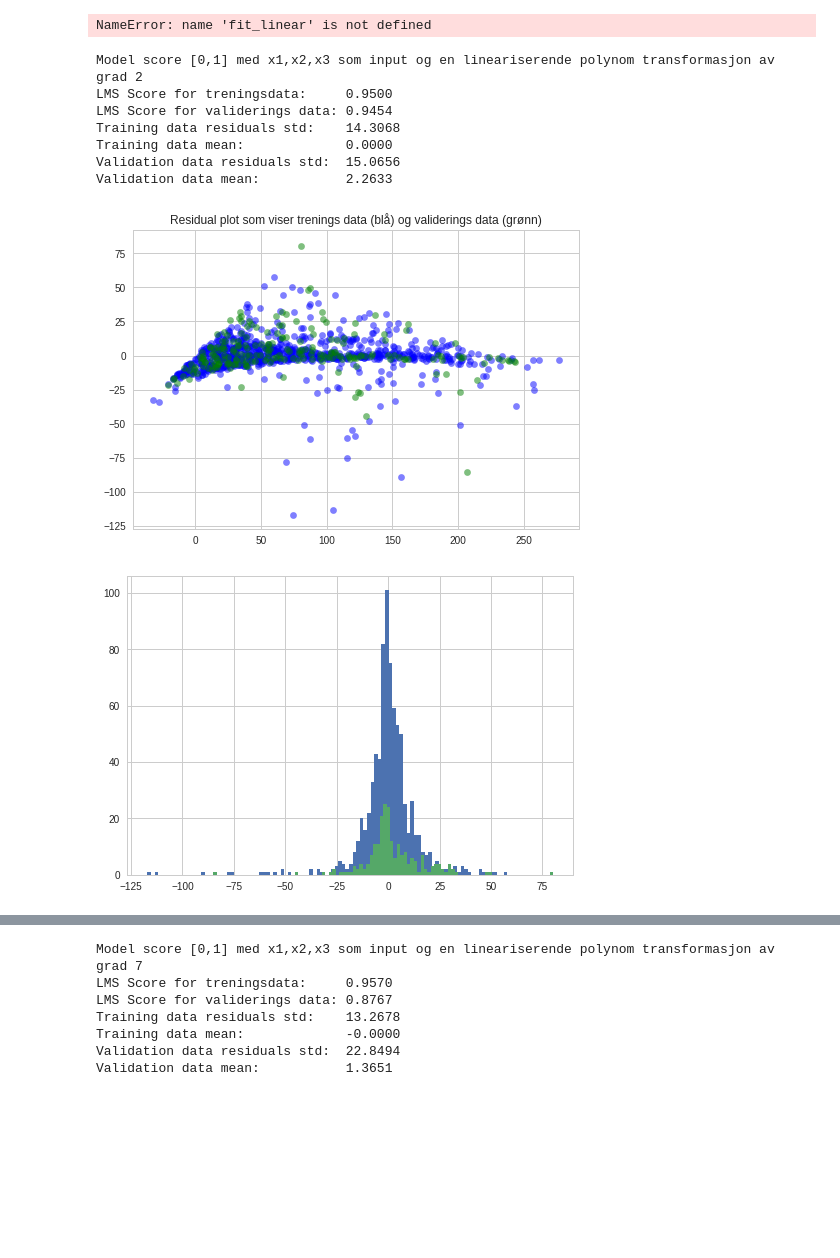
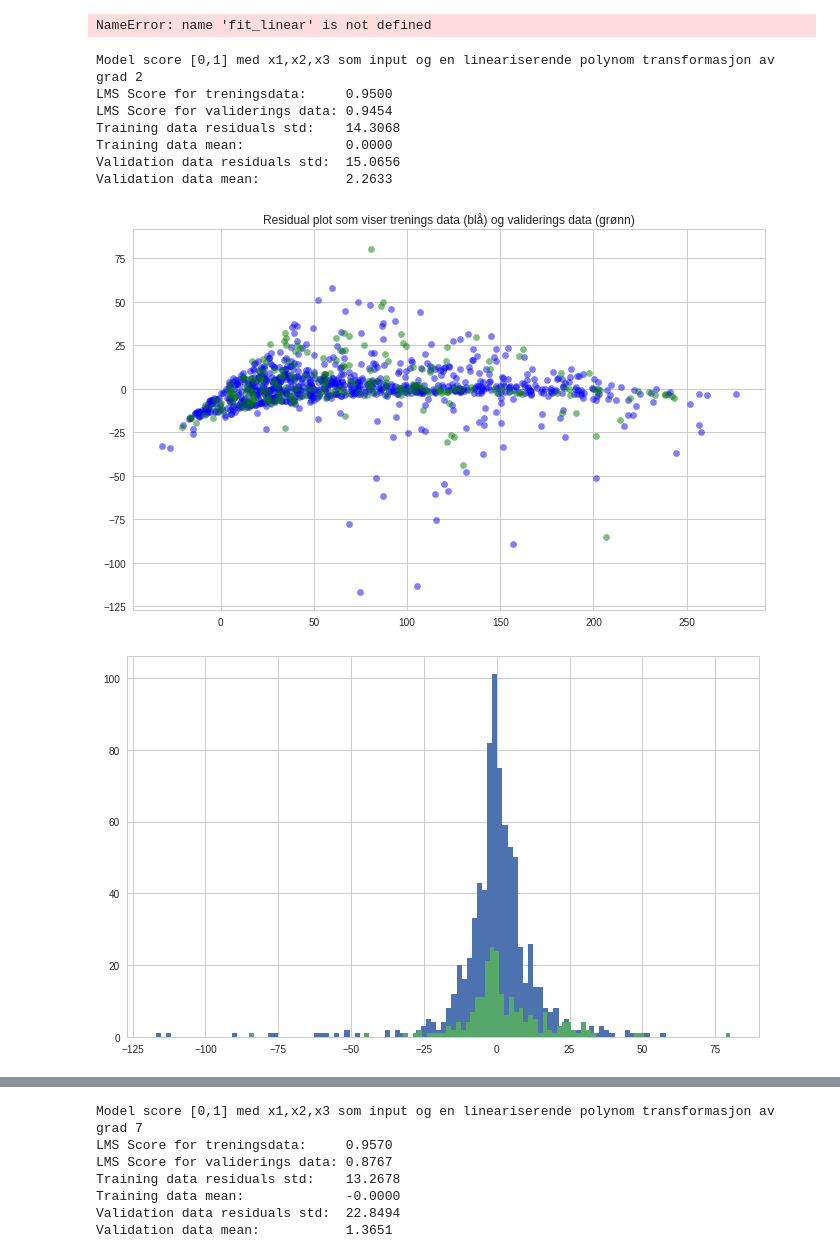
Before and after one commit to perthi/deep-learning, a Jupyter notebook: may.12th.ipynb, the cells around one changed output, grey strips where cells are left out. Saved outputs shown, nothing was run; the diff lists cells and outputs as text; code cells hidden in the pictures; blank space fills up the shorter version.

```diff
--- a/may.12th.ipynb
+++ b/may.12th.ipynb
@@ -20,7 +28,7 @@ plt.show()
 # %%
 
-sns.set(style='whitegrid', context='notebook')
+#sns.set(style='whitegrid', context='notebook')
 
-sns.pairplot(df[cols], size=4)
-plt.show()
+#sns.pairplot(df[cols], size=4)
+#plt.show()
 # %% [output]
@@ -109,7 +117,8 @@ x1_val=df.ix[801:, (1)]
 x2_val=df.ix[801:, (2)]
 x3_val=df.ix[801:, (3)]
 # %%
-def fit_linear(X_t, y_t, X_v, y_v, name):
+def fit_linear(X_t, y_t, X_v, y_v, name, height=8):
+    g=(np.sqrt(5) +1)/2
     lm.fit(X_t, y_t)
     print ("Model score [0,1] using", name)
     print ("LMS Score for training data:\t", lm.score(X_t, y_t ))
@@ -123,7 +132,7 @@ def fit_linear(X_t, y_t, X_v, y_v, name):
 
     hmin = min( y_pt.min(),y_pv.min())
     hmax = max( y_pt.max(),y_pv.max())
-
+    plt.figure(1, figsize=(g*height, height))
     plt.scatter(y_pt, y_pt - y_t, c='b', s=40, alpha=0.5)
     plt.scatter(y_pv, y_pv - y_v, c='g', s=40, alpha=0.5)
     plt.hlines(y=0, xmin=hmin, xmax=hmax)
@@ -194,7 +201,8 @@ from decimal import *
 
 getcontext().prec = 6
 
-def fit_poly(deg, nbins=100):
+def fit_poly(deg, nbins=100, height=8):
+    g=(np.sqrt(5) +1)/2
     getcontext().prec = 5
     poly = PolynomialFeatures(degree=deg)
     X_train = poly.fit_transform(x1x2x3_train, (1,2,3))
@@ -204,37 +212,41 @@ def fit_poly(deg, nbins=100):
     clf.fit(X_train, y_train )
     res_train =  clf.predict(X_train) - y_train
     res_val = clf.predict(X_val) - y_val
-    plt.subplot(111)
+   # plt.subplot(111)
+    plt.figure(1, figsize=(g*height, height))
     plt.scatter(clf.predict(X_train), res_train, c='b', s=40, alpha=0.5)
     plt.scatter(clf.predict(X_val), res_val, c='g', s=40, alpha=0.5)
     #plt.hlines(y=0, xmin=-130, xmax=210)
-    plt.figure(1)
+
     plt.title('Residual plot som viser trenings data (blå) og validerings data (grønn)')
     print ("Model score [0,1] med x1,x2,x3 som input og en lineariserende polynom transformasjon av grad", deg)
     print ("LMS Score for treningsdata:\t%0.4f" % clf.score(X_train, y_train ))
     print ("LMS Score for validerings data:\t%0.4f" % clf.score(X_val, y_val ))
-    plt.figure(2)
+   # plt.figure(2, figsize=(16,8))
+    plt.figure(2, figsize=(g*height, height))
     plt.hist(res_train, bins=nbins)
+    plt.hist(res_val, bins=nbins)
+
+
     print("Training data residuals std:\t%0.4f" % np.std(res_train))
     print("Training data mean:\t\t%0.4f" % np.mean(res_train))
     print("Validation data residuals std:\t%0.4f" % np.std(res_val))
     print("Validation data mean:\t\t%0.4f" % np.mean(res_val))
   #  plt.figure(3)
-    plt.hist(res_val, bins=nbins)
     plt.show()
 # %%
 getcontext().prec = 6
-fit_poly(2)
+fit_poly(2, 100, 7)
 # %% [output]
 Model score [0,1] med x1,x2,x3 som input og en lineariserende polynom transformasjon av grad 2
 LMS Score for treningsdata:     0.9500
 LMS Score for validerings data: 0.9454
 Training data residuals std:    14.3068
 Training data mean:             0.0000
 Validation data residuals std:  15.0656
 Validation data mean:           2.2633
-[figure, old version]
+[figure, new version]
-[figure, old version]
+[figure, new version]
 # %%
 fit_poly(3)
 # %% [output]
```
Also changed, not shown: parts of 8 cells of this notebook.
